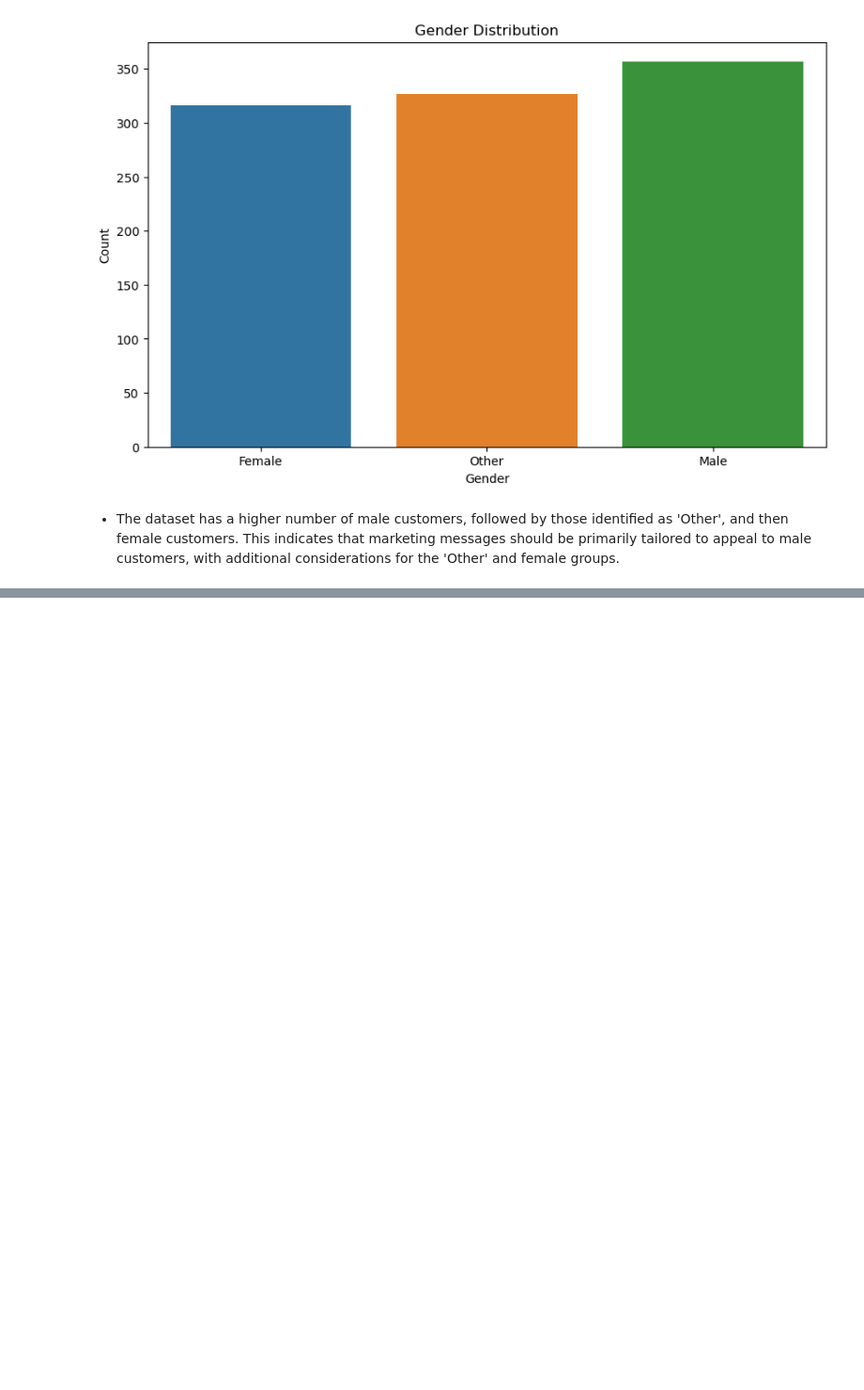
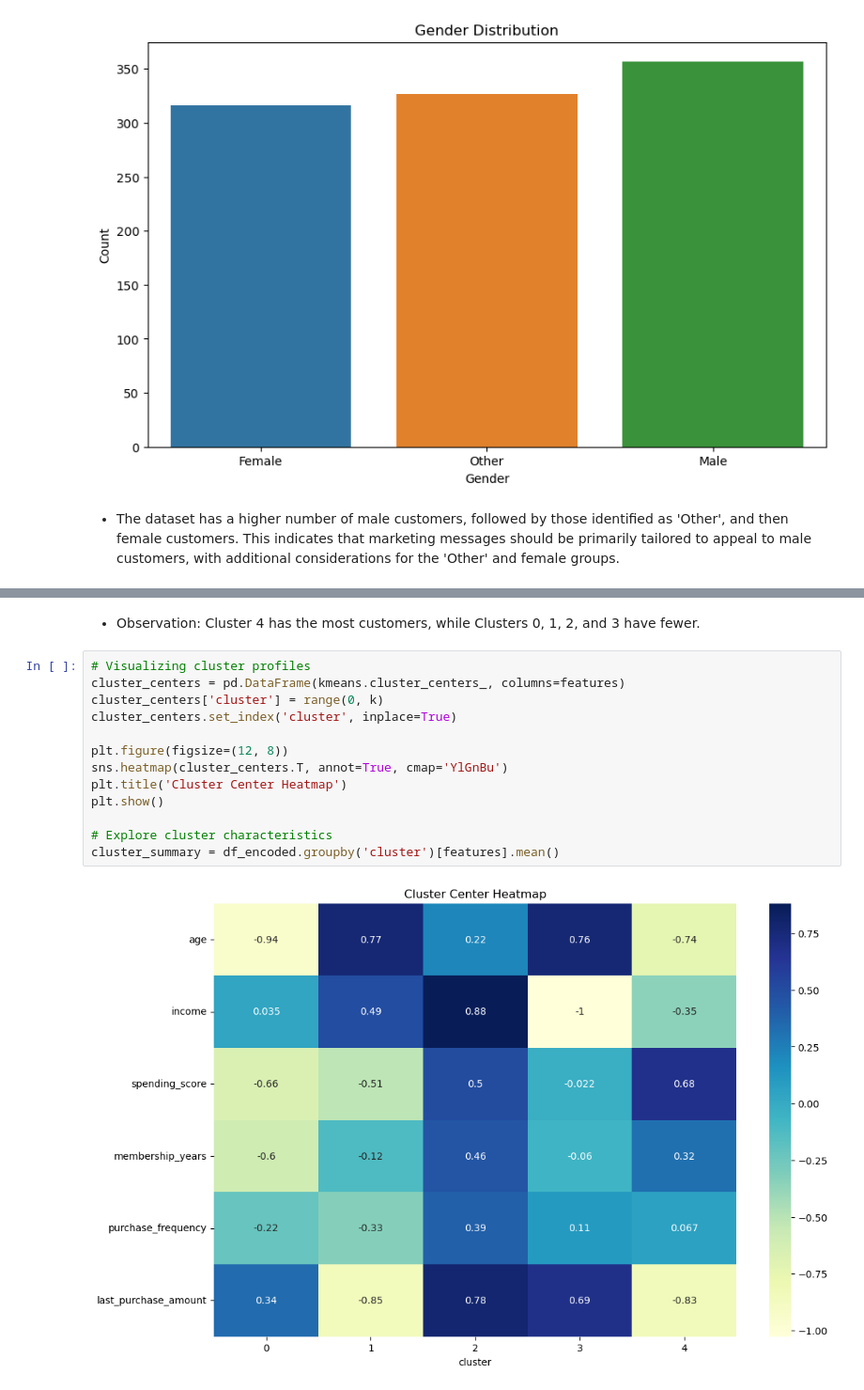
Before and after one commit to DonnahM/Customer-Segmentation-Analysis, a Jupyter notebook: Customer Segmentation.ipynb, the cells around one changed output, grey strips where cells are left out. Shown: that part at 94% size. Saved outputs shown, nothing was run; the diff lists cells and outputs as text; blank space fills up the shorter version.

```diff
--- a/Customer Segmentation.ipynb
+++ b/Customer Segmentation.ipynb
@@ -221,0 +253,17 @@ plt.show()
+# %% [markdown]
+- Observation: Cluster 4 has the most customers, while Clusters 0, 1, 2, and 3 have fewer.
+# %%
+# Visualizing cluster profiles
+cluster_centers = pd.DataFrame(kmeans.cluster_centers_, columns=features)
+cluster_centers['cluster'] = range(0, k)
+cluster_centers.set_index('cluster', inplace=True)
+
+plt.figure(figsize=(12, 8))
+sns.heatmap(cluster_centers.T, annot=True, cmap='YlGnBu')
+plt.title('Cluster Center Heatmap')
+plt.show()
+
+# Explore cluster characteristics
+cluster_summary = df_encoded.groupby('cluster')[features].mean()
+# %% [output]
+[figure, added]
```
Also changed, not shown: parts of 18 cells of this notebook, 1 other file.
